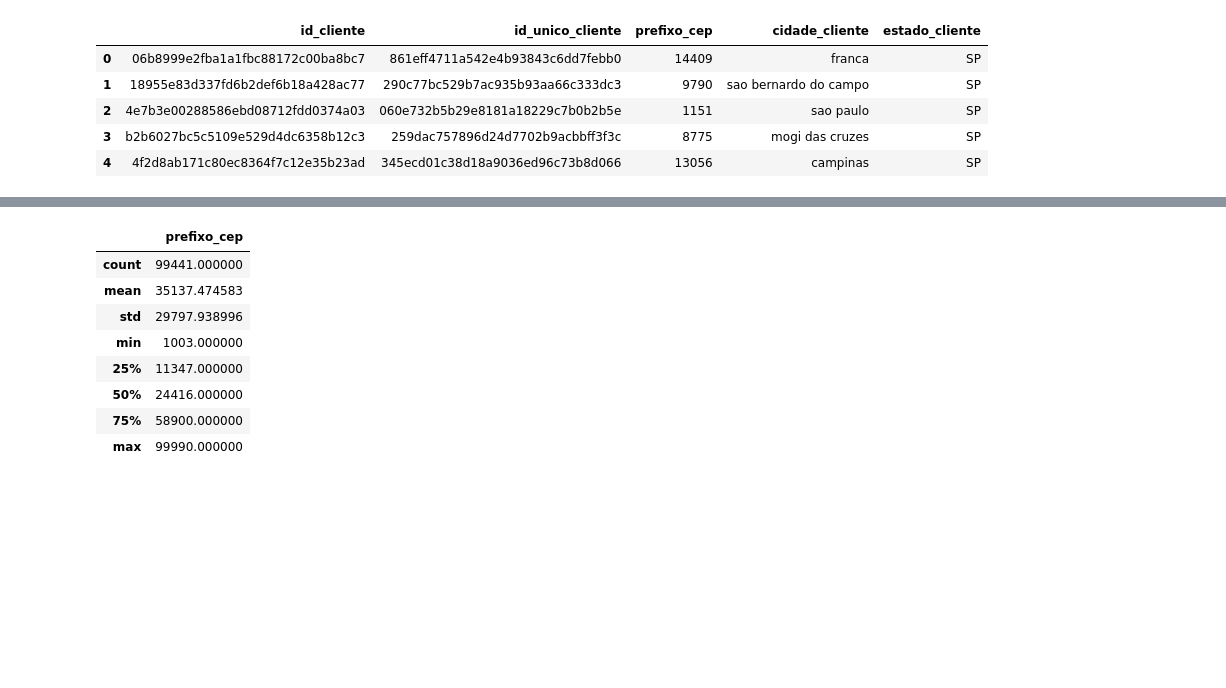
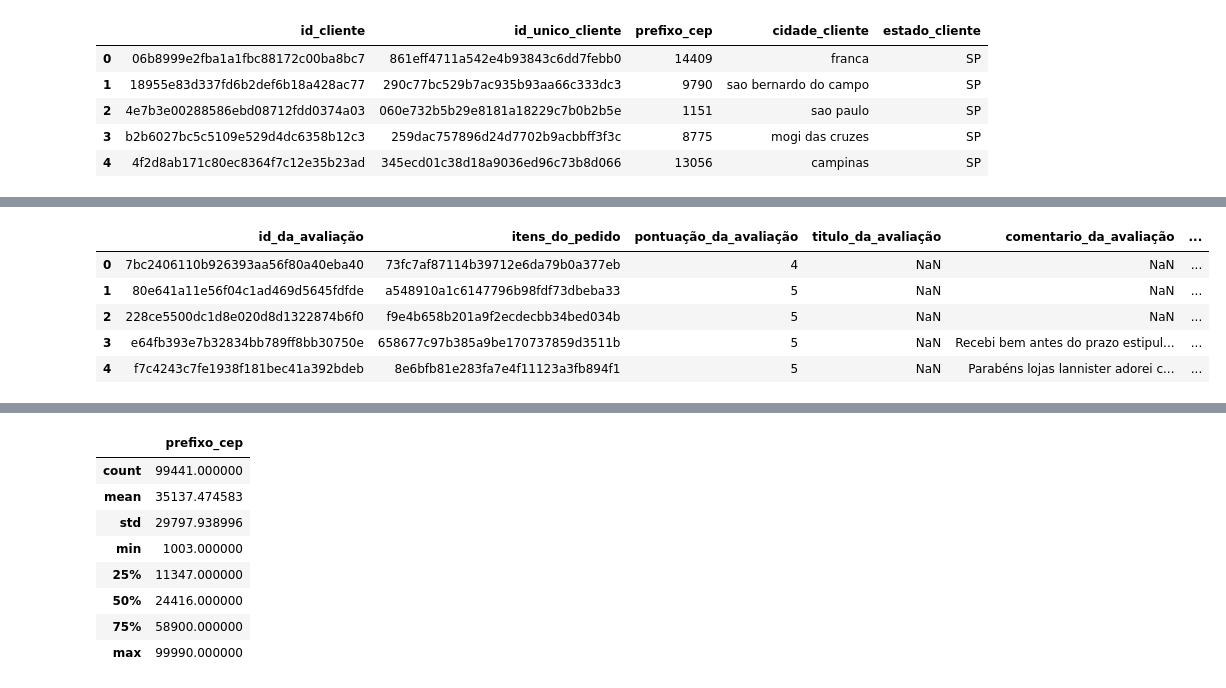
Before and after one commit to August-PS/portfolio-dados, a Jupyter notebook: notebooks/01_data_exploration.ipynb, the cells around one changed output, grey strips where cells are left out. Drawn from its saved outputs; the diff is of its cells as text; code cells hidden in the pictures; blank space fills up the shorter version.

```diff
--- a/notebooks/01_data_exploration.ipynb
+++ b/notebooks/01_data_exploration.ipynb
@@ -99,0 +133,20 @@ Arquivo clientes_tratado.csv salvo com sucesso!
+# %%
+# traduzindo a tabela de avaliações
+
+avaliações = avaliações.rename(columns={
+"review_id": "id_da_avaliação",
+"order_id": "itens_do_pedido",
+"review_score": "pontuação_da_avaliação",
+"review_comment_title": "titulo_da_avaliação",
+"review_comment_message": "comentario_da_avaliação",
+"review_creation_date": "data_da_avaliação",
+"review_answer_timestamp": "resposta_da_avaliação"
+})
+avaliações.head()
+# %% [output]
+|  | id_da_avaliação | itens_do_pedido | pontuação_da_avaliação | titulo_da_avaliação | comentario_da_avaliação | ... |
+| 0 | 7bc2406110b926393aa56f80a40eba40 | 73fc7af87114b39712e6da79b0a377eb | 4 | NaN | NaN | ... |
+| 1 | 80e641a11e56f04c1ad469d5645fdfde | a548910a1c6147796b98fdf73dbeba33 | 5 | NaN | NaN | ... |
+| 2 | 228ce5500dc1d8e020d8d1322874b6f0 | f9e4b658b201a9f2ecdecbb34bed034b | 5 | NaN | NaN | ... |
+| 3 | e64fb393e7b32834bb789ff8bb30750e | 658677c97b385a9be170737859d3511b | 5 | NaN | Recebi bem antes do prazo estipul... | ... |
+| 4 | f7c4243c7fe1938f181bec41a392bdeb | 8e6bfb81e283fa7e4f11123a3fb894f1 | 5 | NaN | Parabéns lojas lannister adorei c... | ... |
```
Also changed, not shown: parts of 30 cells of this notebook.
